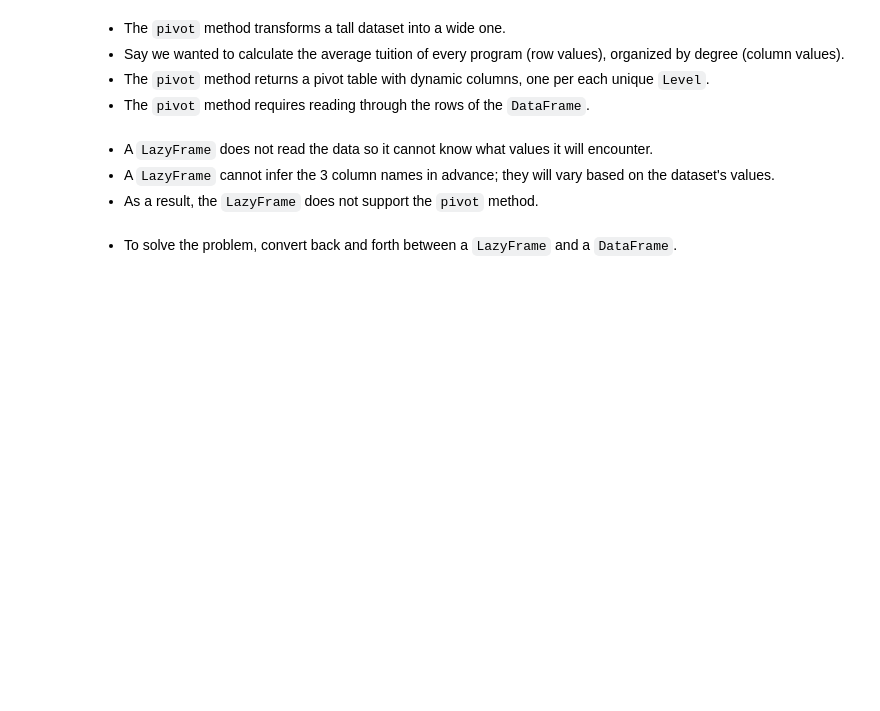
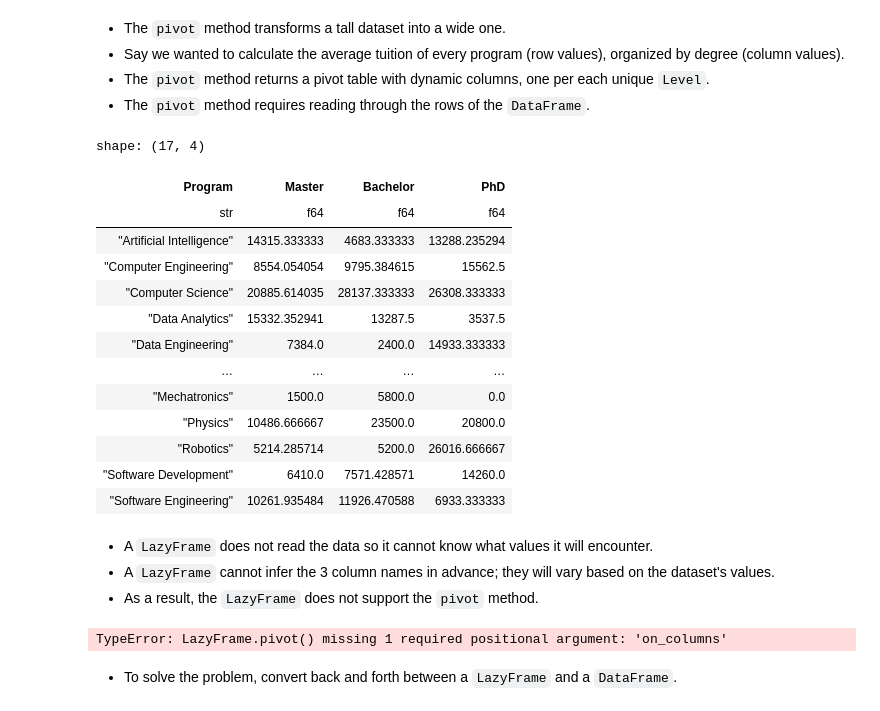
Before and after one commit to yaowenqiang/Data-Analysis-with-Polars-and-Python, a Jupyter notebook: incomplete/17 - LazyFrames.ipynb, the cells around one changed output. Cells and saved outputs as stored; diff of their text form; code cells hidden in the pictures; blank space fills up the shorter version.

```diff
--- a/incomplete/17 - LazyFrames.ipynb
+++ b/incomplete/17 - LazyFrames.ipynb
@@ -105,14 +242,55 @@ https://graphviz.org/download/
 ## LazyFrame Limitations
 - The query optimizer must be able to infer the schema of the potential `DataFrame` at every step.
 - If an operation results in a dynamic/unpredictable schema, the lazy API will not support it.
+# %%
+education_costs = pl.read_csv("education_costs.csv")
 # %% [markdown]
 - The `pivot` method transforms a tall dataset into a wide one.
 - Say we wanted to calculate the average tuition of every program (row values), organized by degree (column values).
 - The `pivot` method returns a pivot table with dynamic columns, one per each unique `Level`.
 - The `pivot` method requires reading through the rows of the `DataFrame`.
+# %%
+education_costs.pivot(
+    on="Level",
+    index="Program",
+    values="Tuition",
+    aggregate_function="mean",
+).filter(
+    pl.col("Master").is_not_null(),
+    pl.col("Bachelor").is_not_null(),
+    pl.col("PhD").is_not_null(),
+)
+# %% [output]
+shape: (17, 4)
+| Program | Master | Bachelor | PhD |
+| str | f64 | f64 | f64 |
+| "Artificial Intelligence" | 14315.333333 | 4683.333333 | 13288.235294 |
+| "Computer Engineering" | 8554.054054 | 9795.384615 | 15562.5 |
+| "Computer Science" | 20885.614035 | 28137.333333 | 26308.333333 |
+| "Data Analytics" | 15332.352941 | 13287.5 | 3537.5 |
+| "Data Engineering" | 7384.0 | 2400.0 | 14933.333333 |
+| … | … | … | … |
+| "Mechatronics" | 1500.0 | 5800.0 | 0.0 |
+| "Physics" | 10486.666667 | 23500.0 | 20800.0 |
+| "Robotics" | 5214.285714 | 5200.0 | 26016.666667 |
+| "Software Development" | 6410.0 | 7571.428571 | 14260.0 |
+| "Software Engineering" | 10261.935484 | 11926.470588 | 6933.333333 |
 # %% [markdown]
 - A `LazyFrame` does not read the data so it cannot know what values it will encounter.
 - A `LazyFrame` cannot infer the 3 column names in advance; they will vary based on the dataset's values.
 - As a result, the `LazyFrame` does not support the `pivot` method.
+# %%
+education_costs.lazy().pivot(
+    on="Level",
+    index="Program",
+    values="Tuition",
+    aggregate_function="mean",
+).filter(
+    pl.col("Master").is_not_null(),
+    pl.col("Bachelor").is_not_null(),
+    pl.col("PhD").is_not_null(),
+)
+# %% [output]
+TypeError: LazyFrame.pivot() missing 1 required positional argument: 'on_columns'
 # %% [markdown]
 - To solve the problem, convert back and forth between a `LazyFrame` and a `DataFrame`.
```
Also changed, not shown: parts of 15 cells of this notebook.
